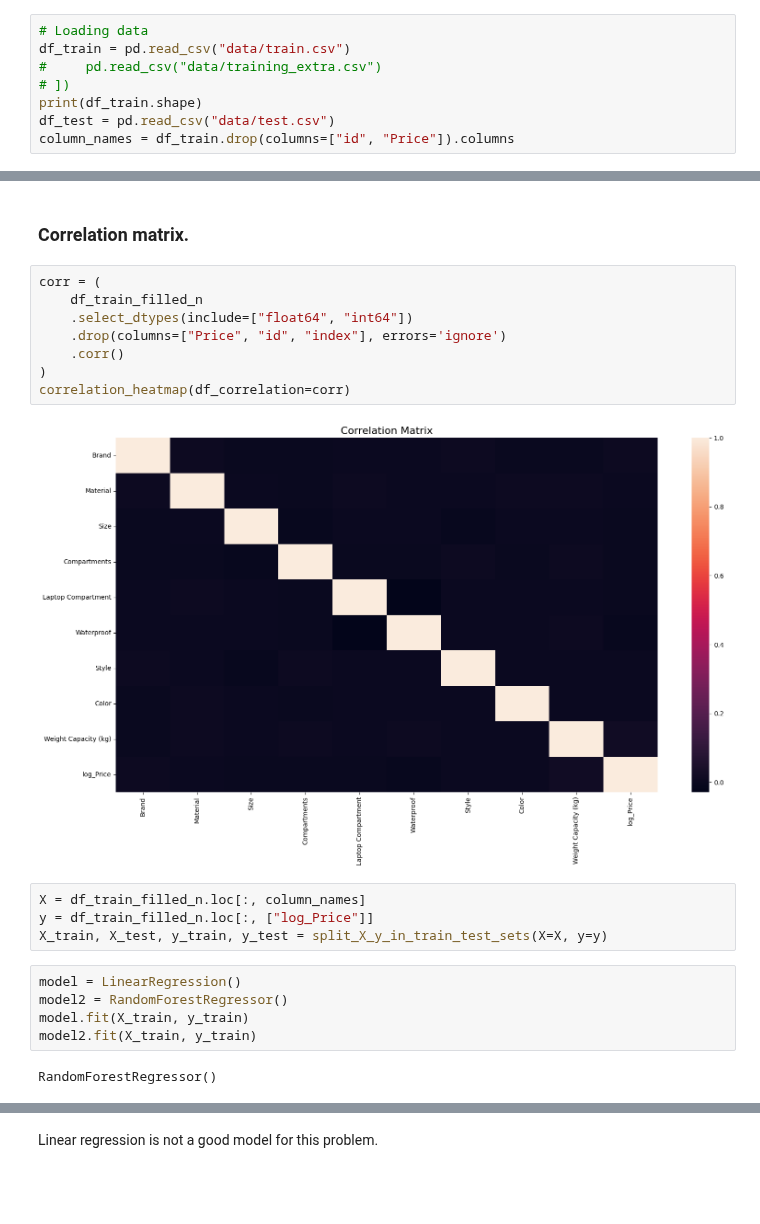
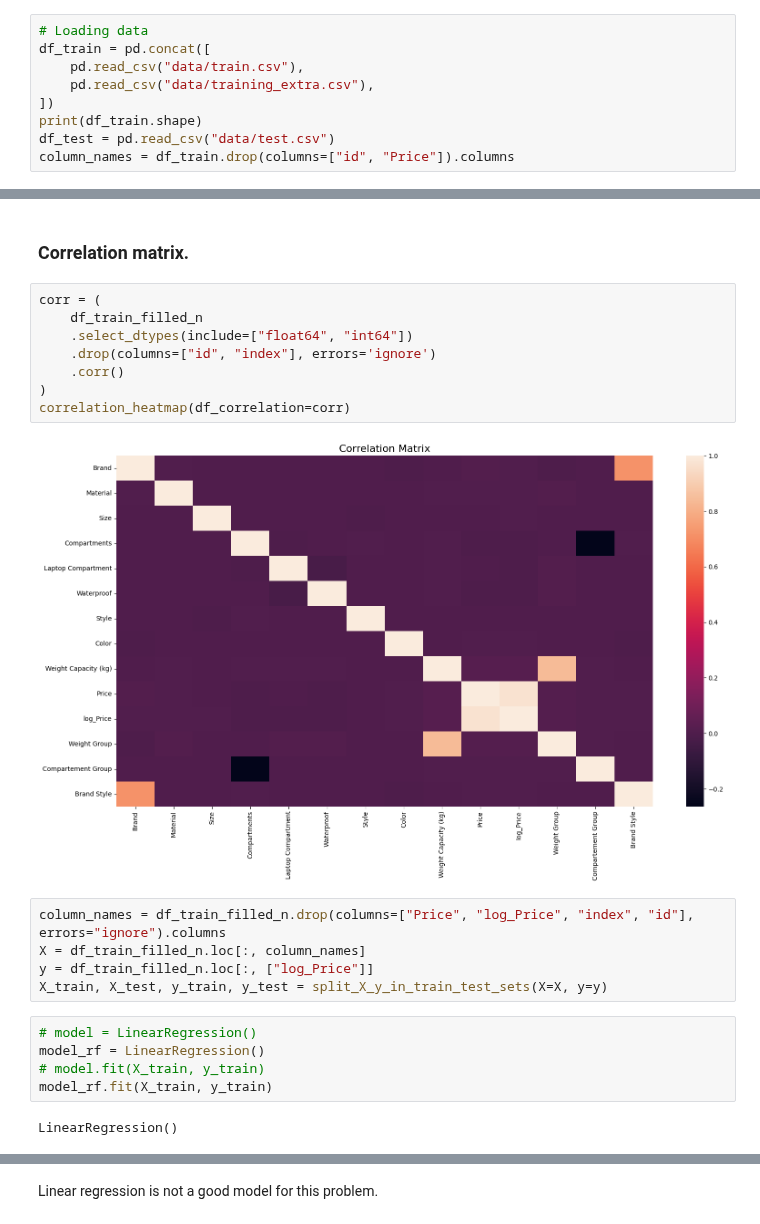
Before and after one commit to BaptPicxDev/swag2-backpack-predict, a Jupyter notebook: notebooks/training.ipynb, the cells around one changed output, grey strips where cells are left out. Drawn from its saved outputs; the diff is of its cells as text; blank space fills up the shorter version.

```diff
--- a/notebooks/training.ipynb
+++ b/notebooks/training.ipynb
@@ -41,9 +44,10 @@ from src.preprocessing import (
 )
 # %%
 # Loading data
-df_train = pd.read_csv("data/train.csv")
-#     pd.read_csv("data/training_extra.csv")
-# ])
+df_train = pd.concat([
+    pd.read_csv("data/train.csv"),
+    pd.read_csv("data/training_extra.csv"),
+])
 print(df_train.shape)
 df_test = pd.read_csv("data/test.csv")
 column_names = df_train.drop(columns=["id", "Price"]).columns
@@ -194,21 +277,22 @@ memory usage: 26.7 MB
 # %%
 corr = (
     df_train_filled_n
     .select_dtypes(include=["float64", "int64"])
-    .drop(columns=["Price", "id", "index"], errors='ignore')
+    .drop(columns=["id", "index"], errors='ignore')
     .corr()
 )
 correlation_heatmap(df_correlation=corr)
 # %% [output]
-[figure, old version]
+[figure, new version]
 # %%
+column_names = df_train_filled_n.drop(columns=["Price", "log_Price", "index", "id"], errors="ignore").columns
 X = df_train_filled_n.loc[:, column_names]
 y = df_train_filled_n.loc[:, ["log_Price"]]
 X_train, X_test, y_train, y_test = split_X_y_in_train_test_sets(X=X, y=y)
 # %%
-model = LinearRegression()
-model2 = RandomForestRegressor()
-model.fit(X_train, y_train)
-model2.fit(X_train, y_train)
+# model = LinearRegression()
+model_rf = LinearRegression()
+# model.fit(X_train, y_train)
+model_rf.fit(X_train, y_train)
 # %% [output]
-RandomForestRegressor()
+LinearRegression()
```
Also changed, not shown: parts of 22 cells of this notebook.
